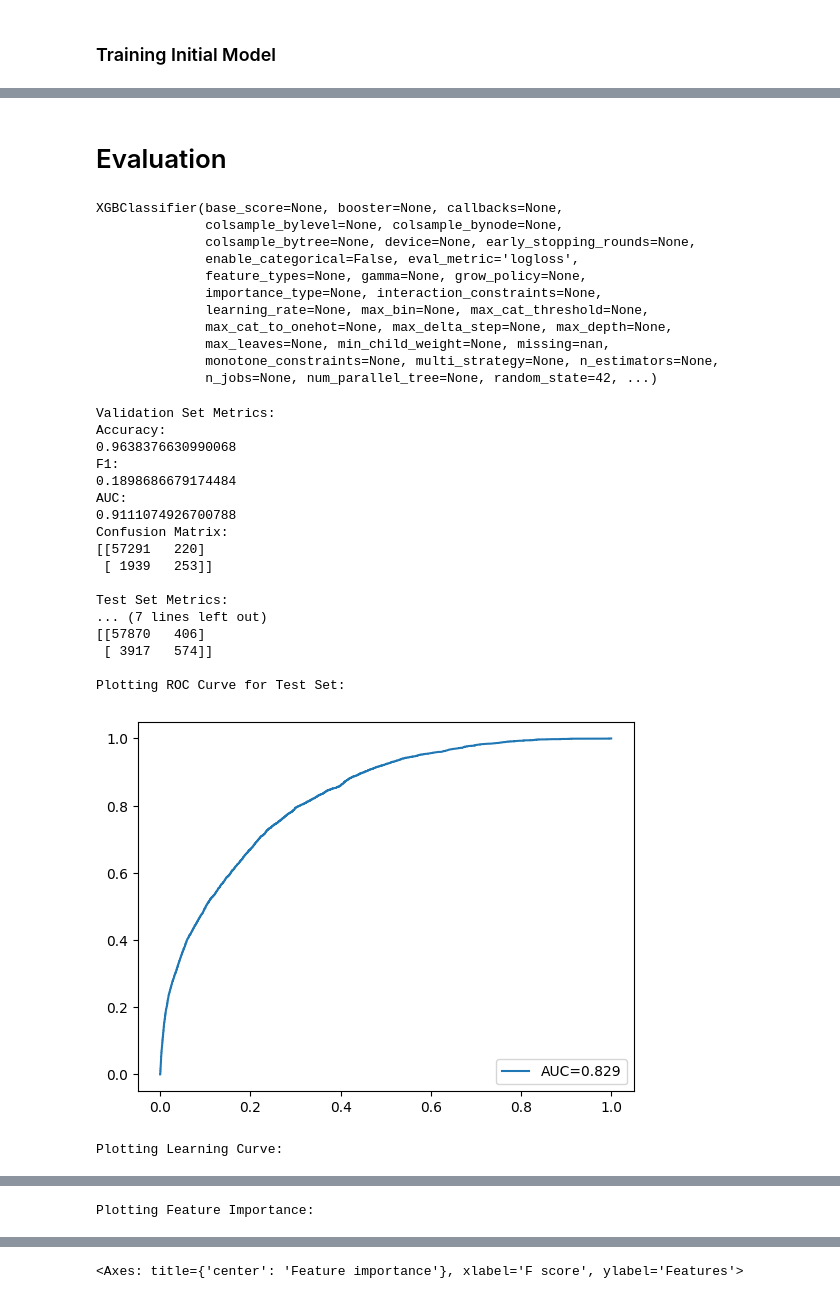
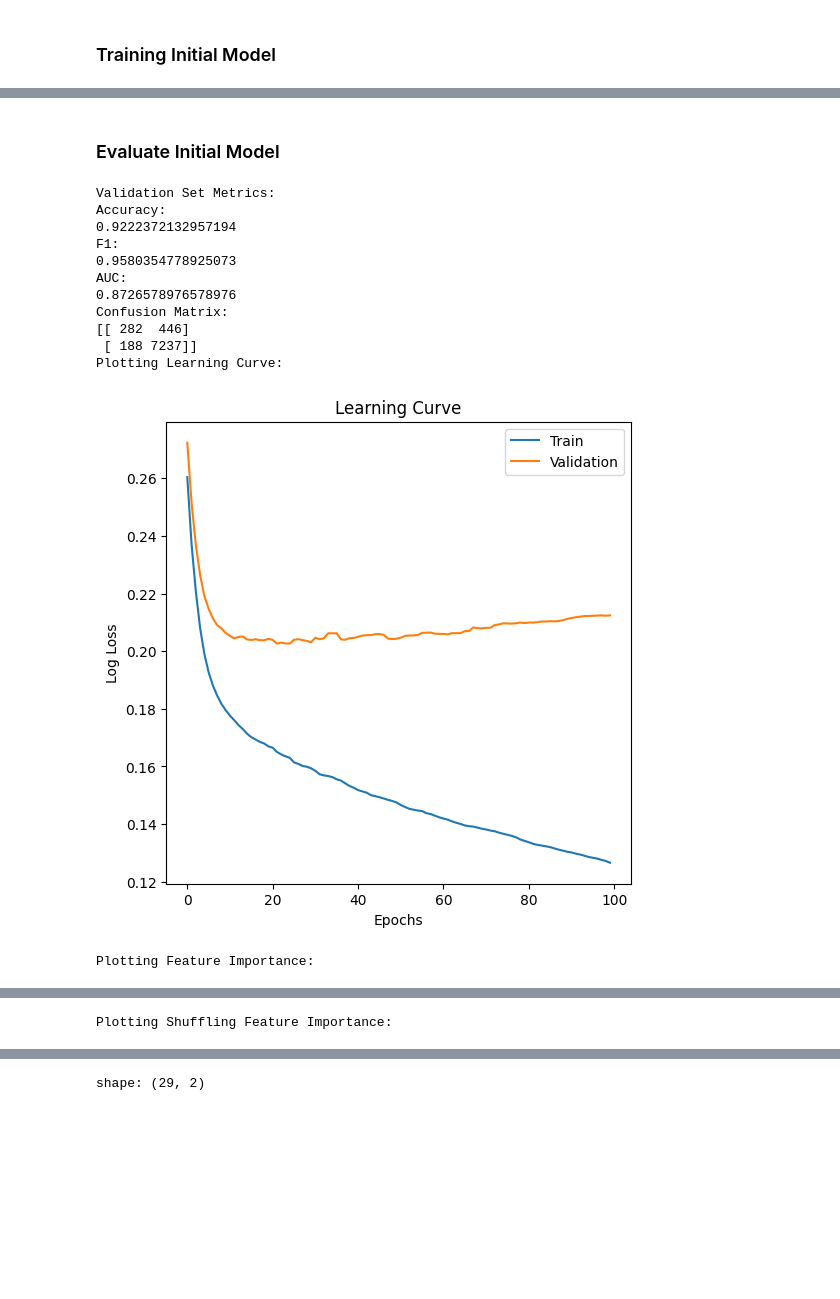
Before and after one commit to ntung110/cxc2025-federato, a Jupyter notebook: FederatoChallenge/submission/train_retention_model.ipynb, the cells around one changed output, grey strips where cells are left out. Drawn from its saved outputs; the diff is of its cells as text; code cells hidden in the pictures; blank space fills up the shorter version.

```diff
--- a/FederatoChallenge/submission/train_retention_model.ipynb
+++ b/FederatoChallenge/submission/train_retention_model.ipynb
@@ -106,6 +107,6 @@ params = {
 }
 
 # Train the model
-model = XGBClassifier(params)
-model.fit(X_train, y_train, eval_set = eval_set, params)
+model = XGBClassifier(**params)
+model.fit(X_train, y_train, eval_set = eval_set)
 # %% [output]
@@ -113,27 +140,0 @@ SyntaxError: positional argument follows keyword argument (3159688467.py, line 1
-# %% [markdown]
-# Evaluation
-# %%
-params = {
-    'objective': 'binary:logistic',
-    'eval_metric': 'logloss',
-    'random_state': 42
-}
-
-# Train initial model
-model = XGBClassifier(params)
-
-# Add evaluation sets for learning curve
-eval_set = [(X_train, y_train), (X_val, y_val)]
-model.fit(X_train, y_train, eval_set=eval_set, verbose=False)
-# %% [output]
-XGBClassifier(base_score=None, booster=None, callbacks=None,
-              colsample_bylevel=None, colsample_bynode=None,
-              colsample_bytree=None, device=None, early_stopping_rounds=None,
-              enable_categorical=False, eval_metric='logloss',
-              feature_types=None, gamma=None, grow_policy=None,
-              importance_type=None, interaction_constraints=None,
-              learning_rate=None, max_bin=None, max_cat_threshold=None,
-              max_cat_to_onehot=None, max_delta_step=None, max_depth=None,
-              max_leaves=None, min_child_weight=None, missing=nan,
-              monotone_constraints=None, multi_strategy=None, n_estimators=None,
-              n_jobs=None, num_parallel_tree=None, random_state=42, ...)
@@ -142,35 +141,31 @@ eval_classifier = ClassificationEvaluation(model)
+# %% [markdown]
+### Evaluate Initial Model
 # %%
+eval_classifier = ClassificationEvaluation(model)
+
 print("Validation Set Metrics:")
 eval_classifier.get_classification_metrics(X_val, y_val)
 
-print("\nTest Set Metrics:")
-eval_classifier.get_classification_metrics(X_test, y_test)
-
-print("\nPlotting ROC Curve for Test Set:")
-eval_classifier.plot_roc_curve(X_test, y_test)
 
 print("Plotting Learning Curve:")
 eval_classifier.plot_learning_curve()
 
 print("Plotting Feature Importance:")
-eval_classifier.plot_feature_importance(X_test, y_test)
+eval_classifier.plot_xgb_feature_importance()
+
+print("Plotting Shuffling Feature Importance:")
+eval_classifier.shuffling_feature_importance(X_val, y_val)
 # %% [output]
 Validation Set Metrics:
 Accuracy:
-0.9638376630990068
+0.9222372132957194
 F1:
-0.1898686679174484
+0.9580354778925073
 AUC:
-0.9111074926700788
+0.8726578976578976
 Confusion Matrix:
-[[57291   220]
- [ 1939   253]]
-
-Test Set Metrics:
-... (7 lines left out)
-[[57870   406]
- [ 3917   574]]
-
-Plotting ROC Curve for Test Set:
+[[ 282  446]
+ [ 188 7237]]
+Plotting Learning Curve:
-[figure, old version]
+[figure, new version]
-Plotting Learning Curve:
+Plotting Feature Importance:
@@ -178 +173 @@ Plotting Learning Curve:
-Plotting Feature Importance:
+Plotting Shuffling Feature Importance:
@@ -180 +175 @@ Plotting Feature Importance:
-<Axes: title={'center': 'Feature importance'}, xlabel='F score', ylabel='Features'>
+shape: (29, 2)
```
Also changed, not shown: parts of 15 cells of this notebook, 3 other files.
